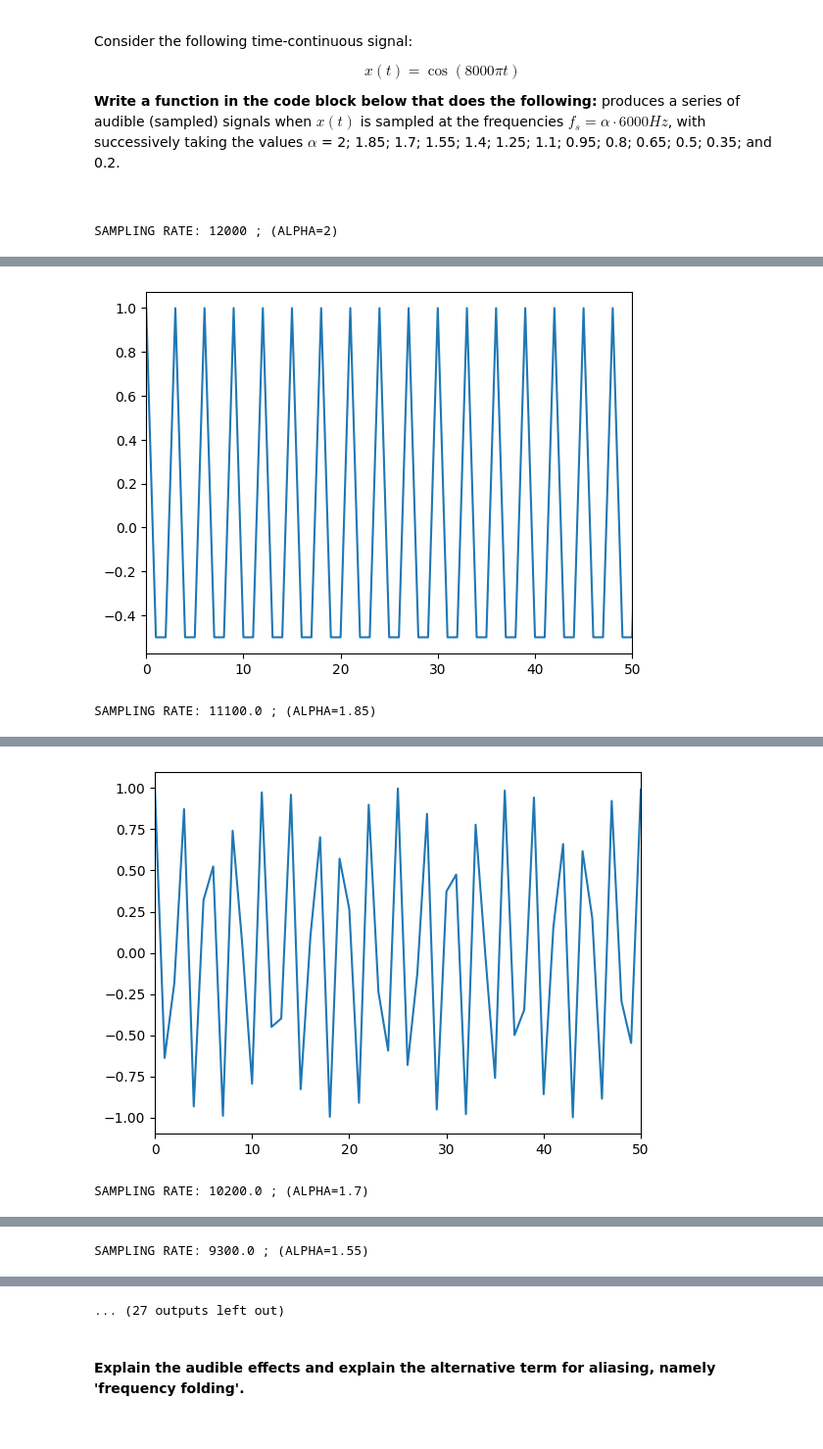
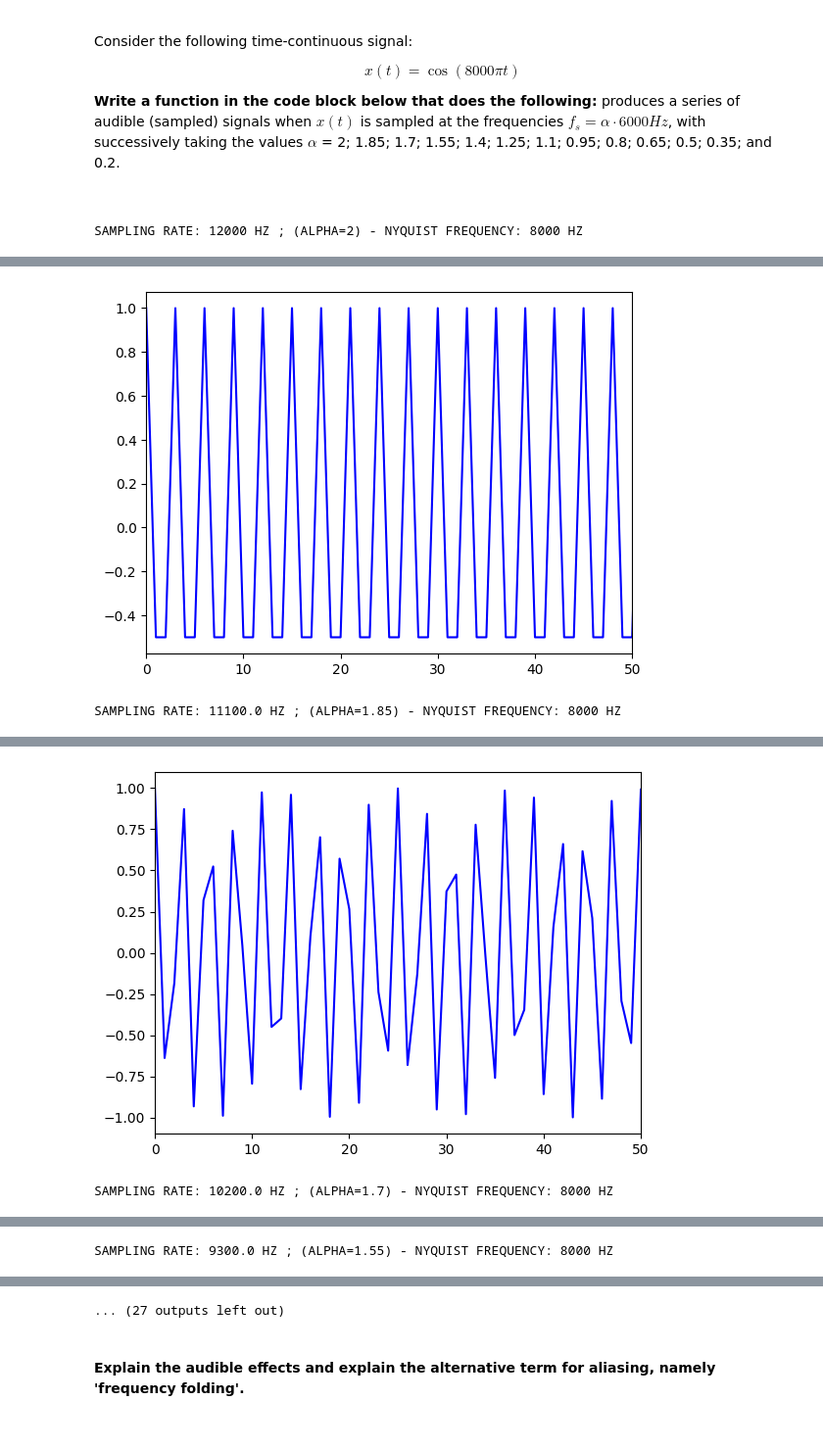
Before and after one commit to imonous/tud-cse2220-labs, a Jupyter notebook: wk3/Assignments_Week_III.ipynb, the cells around one changed output, grey strips where cells are left out. Shown at 98% size. Cells and saved outputs as stored; diff of their text form; code cells hidden in the pictures.

```diff
--- a/wk3/Assignments_Week_III.ipynb
+++ b/wk3/Assignments_Week_III.ipynb
@@ -86,40 +89,42 @@ from collections import defaultdict
 
 def signal(t):
     return math.cos(8000 * math.pi * t)
 
 # cosx = T = 2pi
 # cos(pi*x) = T = 2
 #  cos(2pi * x) = T = 1
 
 SIGNAL_PERIOD = 2 * math.pi / (8000 * math.pi)
 NUM_SECONDS = 5
 
+NYQUIST_FREQUENCY = 8000
+
 BASE_SAMPLING = 6000
 ALPHAS = [2, 1.85, 1.7, 1.55, 1.4, 1.25, 1.1, 0.95, 0.8, 0.65, 0.5, 0.35, 0.2]
 
 samples = defaultdict(lambda : [])
 for alpha in ALPHAS:
     sample_rate = alpha * BASE_SAMPLING
     time_step = 1 / sample_rate
     iterations = int(NUM_SECONDS // time_step)
 
     for iteration in range(iterations):
         current_time_step = time_step * iteration
         samples[alpha].append(signal(current_time_step))
 
-# plt.plot(samples[2])
 for alpha, values in samples.items():
-    print(f"SAMPLING RATE: {BASE_SAMPLING * alpha} ; (ALPHA={alpha})")
+    print(f"SAMPLING RATE: {BASE_SAMPLING * alpha} HZ ; (ALPHA={alpha}) - NYQUIST FREQUENCY: {NYQUIST_FREQUENCY} HZ")
     display(Audio(values, rate=alpha * BASE_SAMPLING))
-    plt.plot(values, label=alpha)
+    color = "blue" if (alpha * BASE_SAMPLING) >= NYQUIST_FREQUENCY else "red"
+    plt.plot(values, label=alpha, color=color)
     plt.xlim(xmin=0, xmax=50)
     plt.show()
 # %% [output]
-SAMPLING RATE: 12000 ; (ALPHA=2)
+SAMPLING RATE: 12000 HZ ; (ALPHA=2) - NYQUIST FREQUENCY: 8000 HZ
 [interactive output not drawn]
-[figure, old version]
+[figure, new version]
-SAMPLING RATE: 11100.0 ; (ALPHA=1.85)
+SAMPLING RATE: 11100.0 HZ ; (ALPHA=1.85) - NYQUIST FREQUENCY: 8000 HZ
 [interactive output not drawn]
-[figure, old version]
+[figure, new version]
-SAMPLING RATE: 10200.0 ; (ALPHA=1.7)
+SAMPLING RATE: 10200.0 HZ ; (ALPHA=1.7) - NYQUIST FREQUENCY: 8000 HZ
 [interactive output not drawn]
@@ -127,2 +132,2 @@ SAMPLING RATE: 10200.0 ; (ALPHA=1.7)
-SAMPLING RATE: 9300.0 ; (ALPHA=1.55)
+SAMPLING RATE: 9300.0 HZ ; (ALPHA=1.55) - NYQUIST FREQUENCY: 8000 HZ
 [interactive output not drawn]
```
Also changed, not shown: parts of 15 cells of this notebook.
